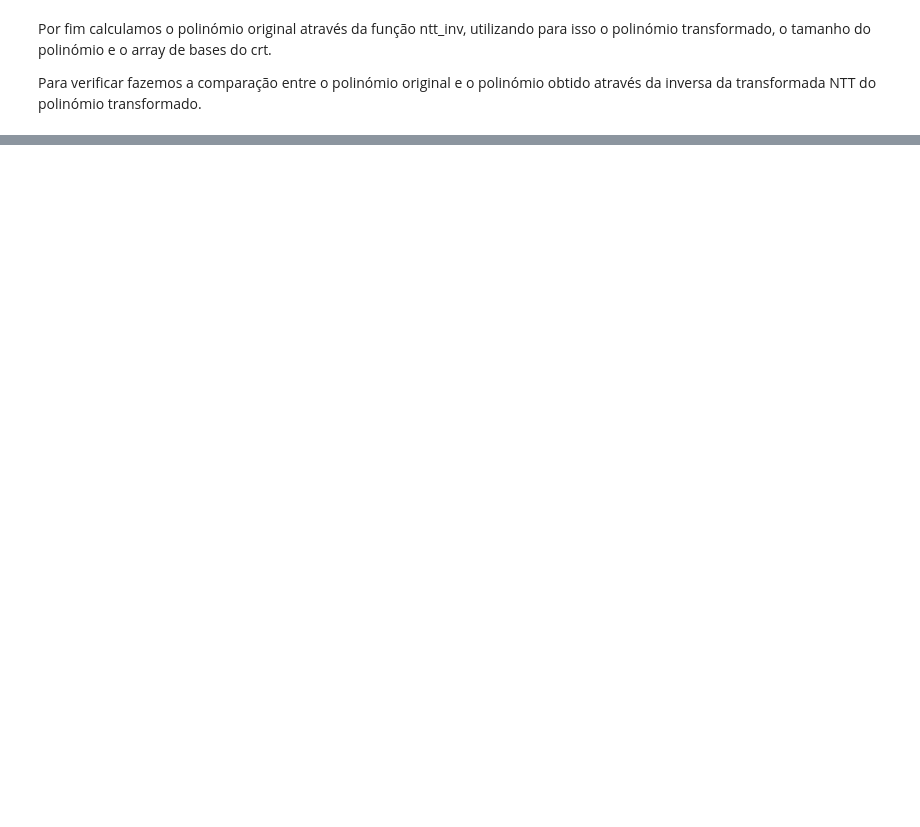
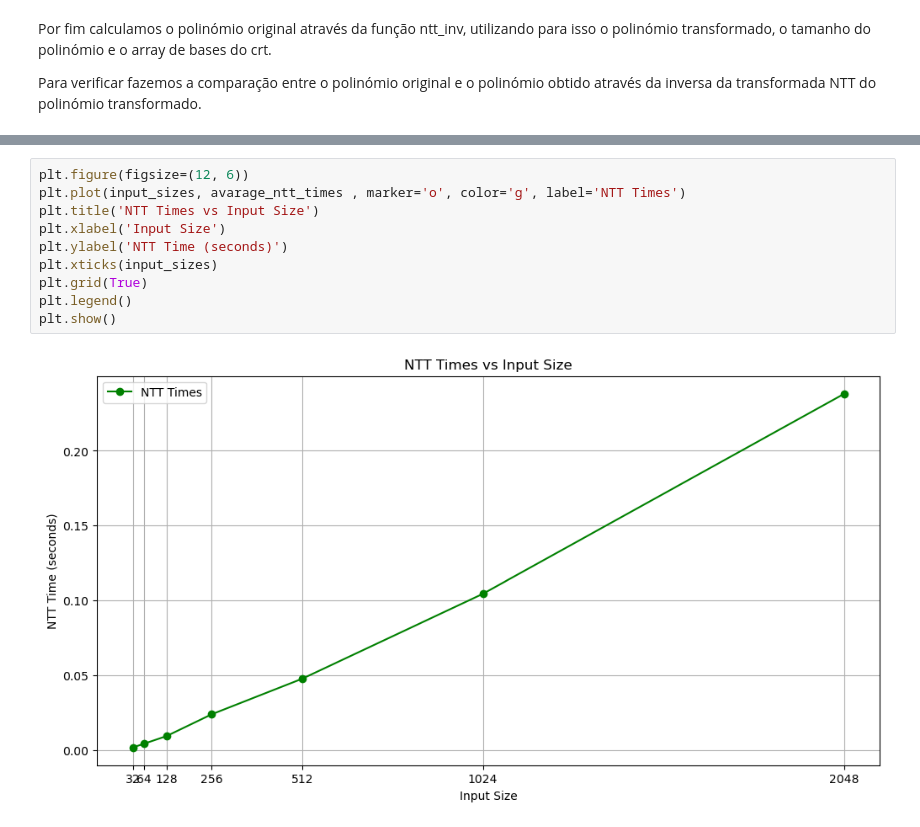
Before and after one commit to simaobarroso/tp-EC-CSI, a Jupyter notebook: TP2/Ex2/Exercício 2 - NTT_CRT.ipynb, the cells around one changed output, grey strips where cells are left out. Saved outputs shown, nothing was run; the diff lists cells and outputs as text; blank space fills up the shorter version.

```diff
--- a/TP2/Ex2/Exercício 2 - NTT_CRT.ipynb
+++ b/TP2/Ex2/Exercício 2 - NTT_CRT.ipynb
@@ -131,0 +241,12 @@ print("Correto ? ",f == fff)
+# %%
+plt.figure(figsize=(12, 6))
+plt.plot(input_sizes, avarage_ntt_times , marker='o', color='g', label='NTT Times')
+plt.title('NTT Times vs Input Size')
+plt.xlabel('Input Size')
+plt.ylabel('NTT Time (seconds)')
+plt.xticks(input_sizes)
+plt.grid(True)
+plt.legend()
+plt.show()
+# %% [output]
+[figure, added]
```
Also changed, not shown: parts of 10 cells of this notebook.
